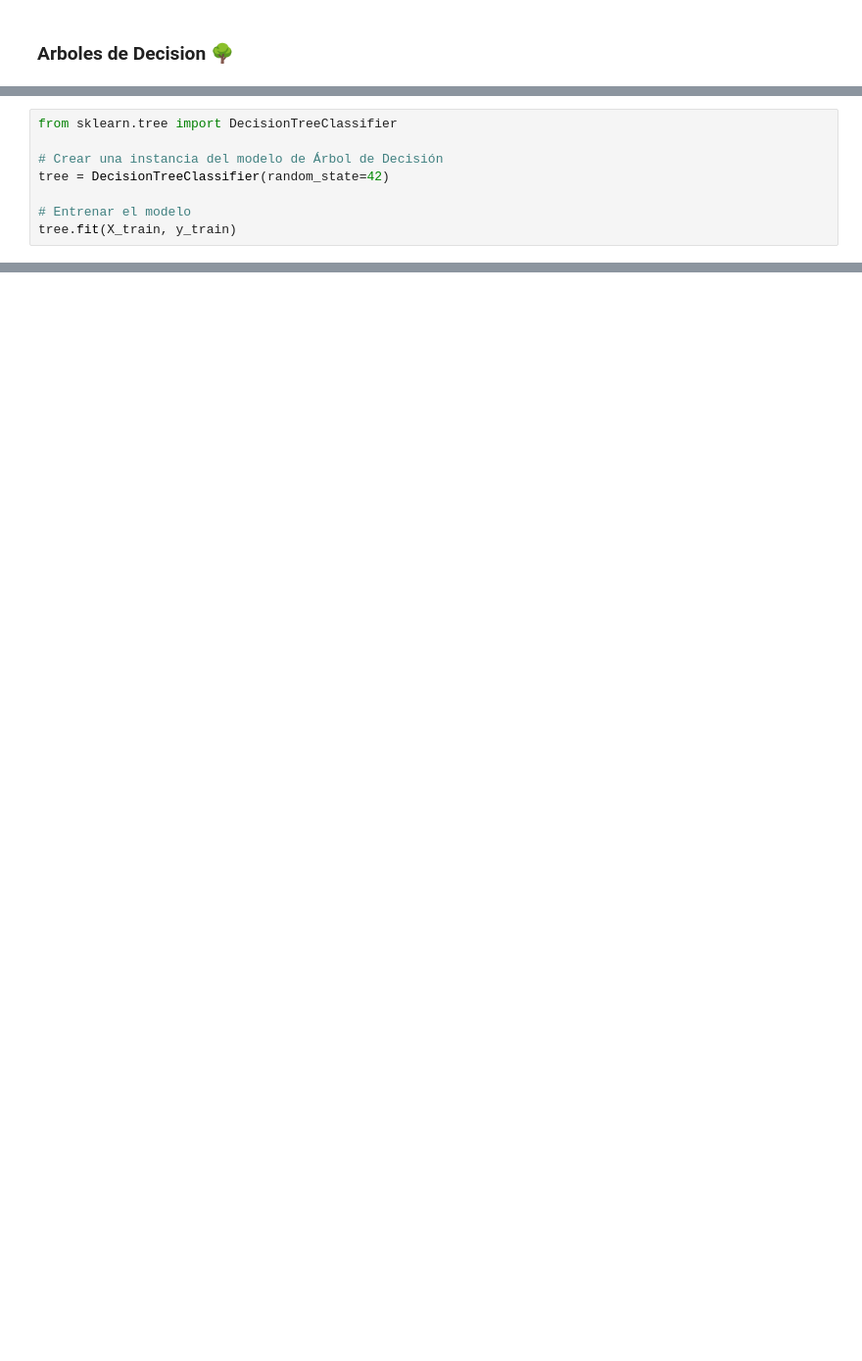
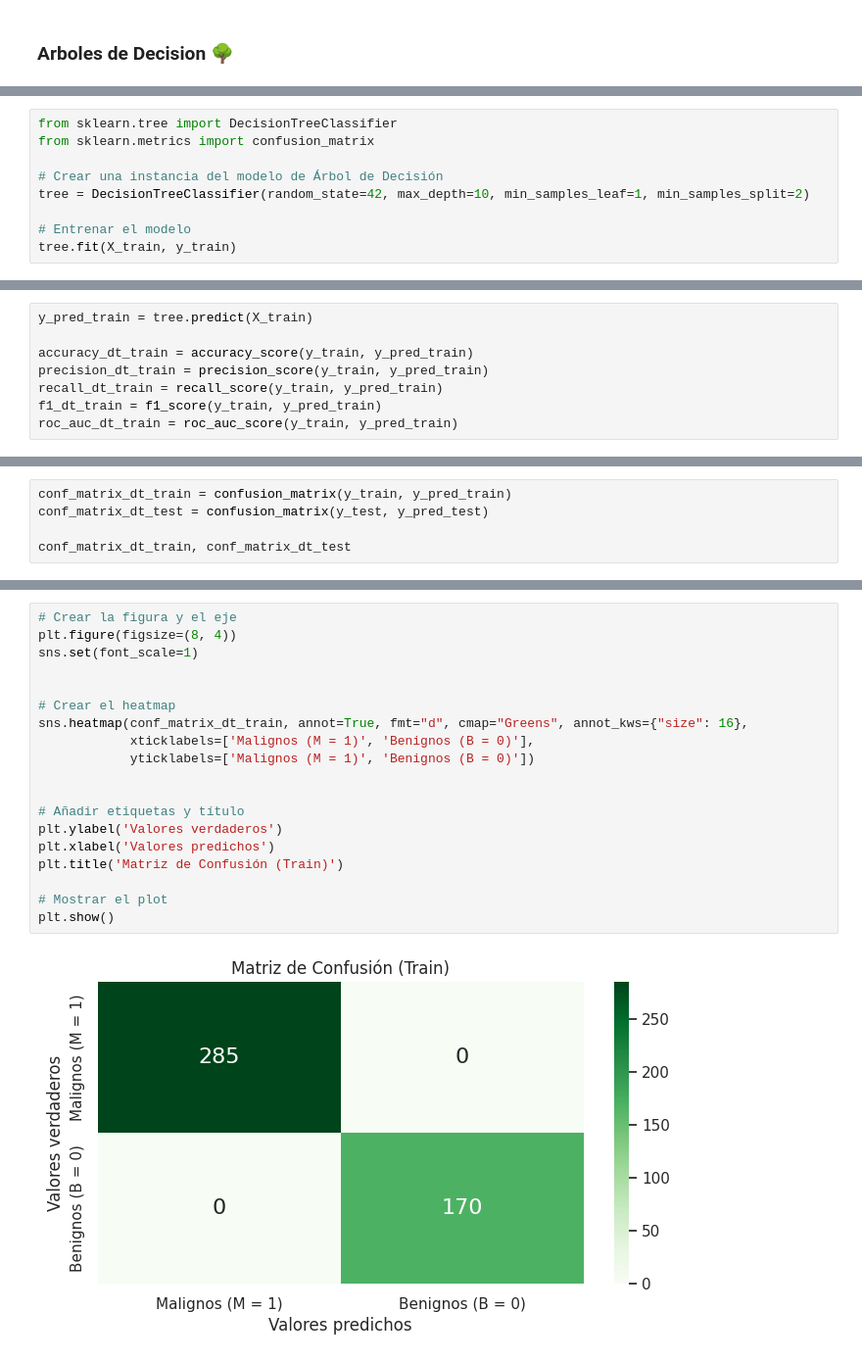
Before and after one commit to C0SS10/AI4ENG-II, a Jupyter notebook: Breast-Cancer-Wisconsin-Modelado.ipynb, the cells around one changed output, grey strips where cells are left out. Shown: that part at 98% size. Drawn from its saved outputs; the diff is of its cells as text; blank space fills up the shorter version.

Commit message:
Add decision tree analysis 🌳

```diff
--- a/Breast-Cancer-Wisconsin-Modelado.ipynb
+++ b/Breast-Cancer-Wisconsin-Modelado.ipynb
@@ -243,8 +363,9 @@ Confusion Matrix:
 # %%
 from sklearn.tree import DecisionTreeClassifier
+from sklearn.metrics import confusion_matrix
 
 # Crear una instancia del modelo de Árbol de Decisión
-tree = DecisionTreeClassifier(random_state=42)
+tree = DecisionTreeClassifier(random_state=42, max_depth=10, min_samples_leaf=1, min_samples_split=2)
 
 # Entrenar el modelo
 tree.fit(X_train, y_train)
@@ -271,0 +384,8 @@ Confusion Matrix:
+# %%
+y_pred_train = tree.predict(X_train)
+
+accuracy_dt_train = accuracy_score(y_train, y_pred_train)
+precision_dt_train = precision_score(y_train, y_pred_train)
+recall_dt_train = recall_score(y_train, y_pred_train)
+f1_dt_train = f1_score(y_train, y_pred_train)
+roc_auc_dt_train = roc_auc_score(y_train, y_pred_train)
@@ -271,0 +418,5 @@ Confusion Matrix:
+# %%
+conf_matrix_dt_train = confusion_matrix(y_train, y_pred_train)
+conf_matrix_dt_test = confusion_matrix(y_test, y_pred_test)
+
+conf_matrix_dt_train, conf_matrix_dt_test
@@ -271,0 +428,21 @@ Confusion Matrix:
+# %%
+# Crear la figura y el eje
+plt.figure(figsize=(8, 4))
+sns.set(font_scale=1)
+
+
+# Crear el heatmap
+sns.heatmap(conf_matrix_dt_train, annot=True, fmt="d", cmap="Greens", annot_kws={"size": 16},
+            xticklabels=['Malignos (M = 1)', 'Benignos (B = 0)'],
+            yticklabels=['Malignos (M = 1)', 'Benignos (B = 0)'])
+
+
+# Añadir etiquetas y título
+plt.ylabel('Valores verdaderos')
+plt.xlabel('Valores predichos')
+plt.title('Matriz de Confusión (Train)')
+
+# Mostrar el plot
+plt.show()
+# %% [output]
+[figure, added]
```
Also changed, not shown: parts of 33 cells of this notebook.
